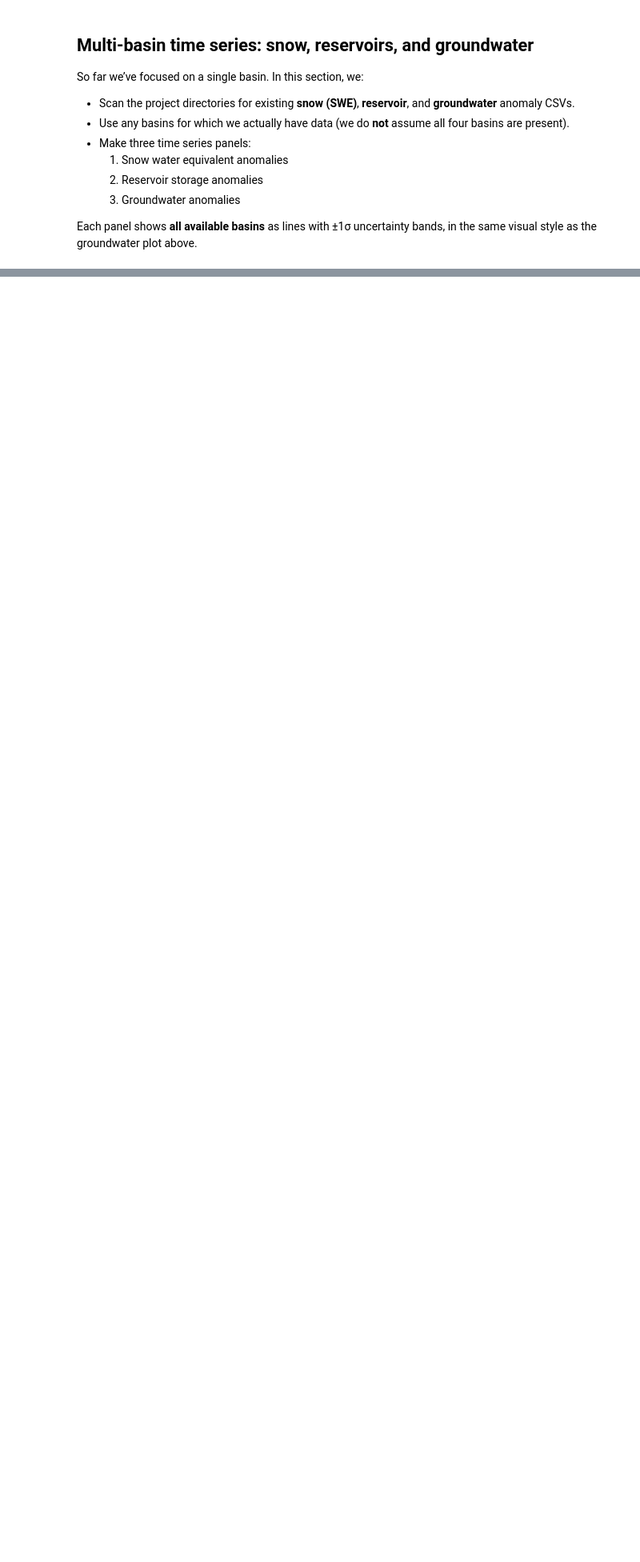
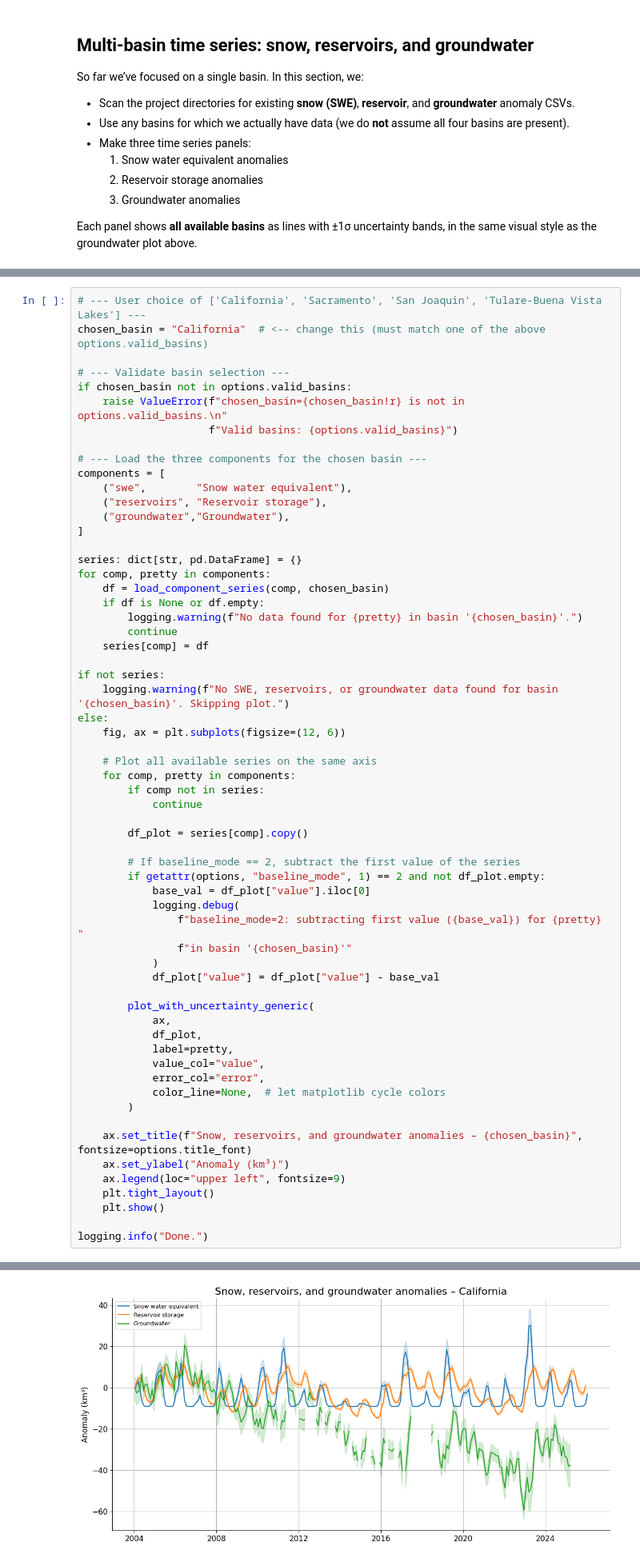
Before and after one commit to NASA-GRACE/GRACE-California-Groundwater, a Jupyter notebook: compute_groundwater_notebook.ipynb, the cells around one changed output, grey strips where cells are left out. Shown at 80% size. Saved outputs shown, nothing was run; the diff lists cells and outputs as text; blank space fills up the shorter version.

```diff
--- a/compute_groundwater_notebook.ipynb
+++ b/compute_groundwater_notebook.ipynb
@@ -1429,0 +1429,62 @@ logging.info("Done.")
+# %%
+# --- User choice of ['California', 'Sacramento', 'San Joaquin', 'Tulare-Buena Vista Lakes'] ---
+chosen_basin = "California"  # <-- change this (must match one of the above options.valid_basins)
+
+# --- Validate basin selection ---
+if chosen_basin not in options.valid_basins:
+    raise ValueError(f"chosen_basin={chosen_basin!r} is not in options.valid_basins.\n"
+                     f"Valid basins: {options.valid_basins}")
+
+# --- Load the three components for the chosen basin ---
+components = [
+    ("swe",        "Snow water equivalent"),
+    ("reservoirs", "Reservoir storage"),
+    ("groundwater","Groundwater"),
+]
+
+series: dict[str, pd.DataFrame] = {}
+for comp, pretty in components:
+    df = load_component_series(comp, chosen_basin)
+    if df is None or df.empty:
+        logging.warning(f"No data found for {pretty} in basin '{chosen_basin}'.")
+        continue
+    series[comp] = df
+
+if not series:
+    logging.warning(f"No SWE, reservoirs, or groundwater data found for basin '{chosen_basin}'. Skipping plot.")
+else:
+    fig, ax = plt.subplots(figsize=(12, 6))
+
+    # Plot all available series on the same axis
+    for comp, pretty in components:
+        if comp not in series:
+            continue
+
+        df_plot = series[comp].copy()
+
+        # If baseline_mode == 2, subtract the first value of the series
+        if getattr(options, "baseline_mode", 1) == 2 and not df_plot.empty:
+            base_val = df_plot["value"].iloc[0]
+            logging.debug(
+                f"baseline_mode=2: subtracting first value ({base_val}) for {pretty} "
+                f"in basin '{chosen_basin}'"
+            )
+            df_plot["value"] = df_plot["value"] - base_val
+
+        plot_with_uncertainty_generic(
+            ax,
+            df_plot,
+            label=pretty,
+            value_col="value",
+            error_col="error",
+            color_line=None,  # let matplotlib cycle colors
+        )
+
+    ax.set_title(f"Snow, reservoirs, and groundwater anomalies – {chosen_basin}", fontsize=options.title_font)
+    ax.set_ylabel("Anomaly (km³)")
+    ax.legend(loc="upper left", fontsize=9)
+    plt.tight_layout()
+    plt.show()
+
+logging.info("Done.")
+# %% [output]
@@ -1429,0 +1497 @@ logging.info("Done.")
+[figure, added]
```
Also changed, not shown: parts of 13 cells of this notebook, 27 other files.
